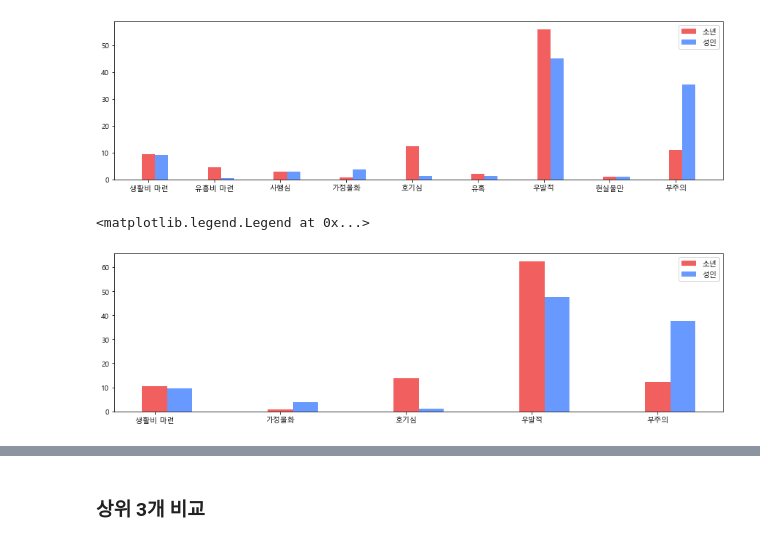
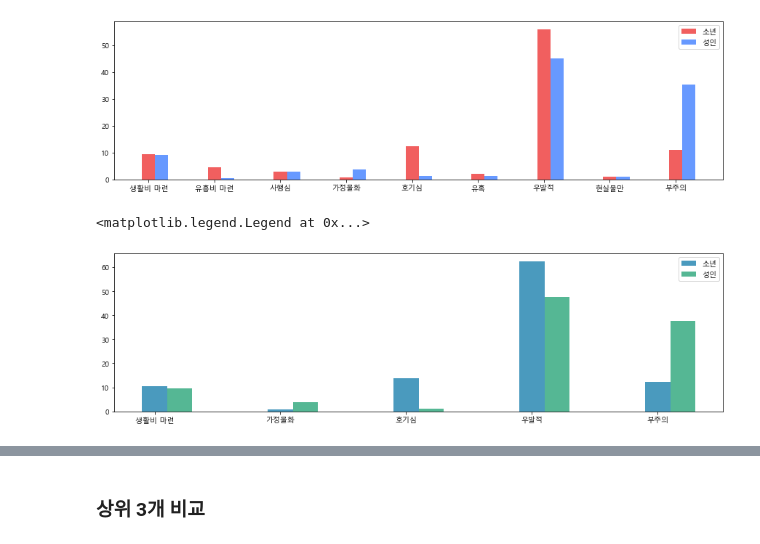
Before and after one commit to hkim11656/crime_analysis, a Jupyter notebook: 06_소년 범죄자와 일반 범죄자의 범행 동기 차이 분석_김유민.ipynb, the cells around one changed output, grey strips where cells are left out. Drawn from its saved outputs; the diff is of its cells as text; code cells hidden in the pictures.

```diff
--- a/06_소년 범죄자와 일반 범죄자의 범행 동기 차이 분석_김유민.ipynb
+++ b/06_소년 범죄자와 일반 범죄자의 범행 동기 차이 분석_김유민.ipynb
@@ -1183,16 +1183,16 @@ df_total2 = df_total.drop(['유흥비 마련','사행심','유혹','현실불만
 # %%
 x = np.arange(5)
 label = ['생활비 마련','가정불화','호기심','우발적','부주의']
 plt.figure(figsize=(15,4))
 
 df_total2.loc['소년 비율'] = df_total2.loc['소년']/df_total2.loc['소년'].sum()*100
 df_total2.loc['성인 비율'] = df_total2.loc['성인']/df_total2.loc['성인'].sum()*100
 
-plt.bar(x-0.0, df_total2.loc['소년 비율'],label='소년',width=0.2,color='#F15F5F')
-plt.bar(x+0.2, df_total2.loc['성인 비율'],label='성인',width=0.2,color='#6799FF')
+plt.bar(x-0.0, df_total2.loc['소년 비율'],label='소년',width=0.2,color='#4A9ABE')
+plt.bar(x+0.2, df_total2.loc['성인 비율'],label='성인',width=0.2,color='#55B794')
 plt.xticks(x,label)
 
 plt.legend()
 # %% [output]
 <matplotlib.legend.Legend at 0x...>
-[figure, old version]
+[figure, new version]
```
Also changed, not shown: parts of 1 cell of this notebook, 2 other files.
